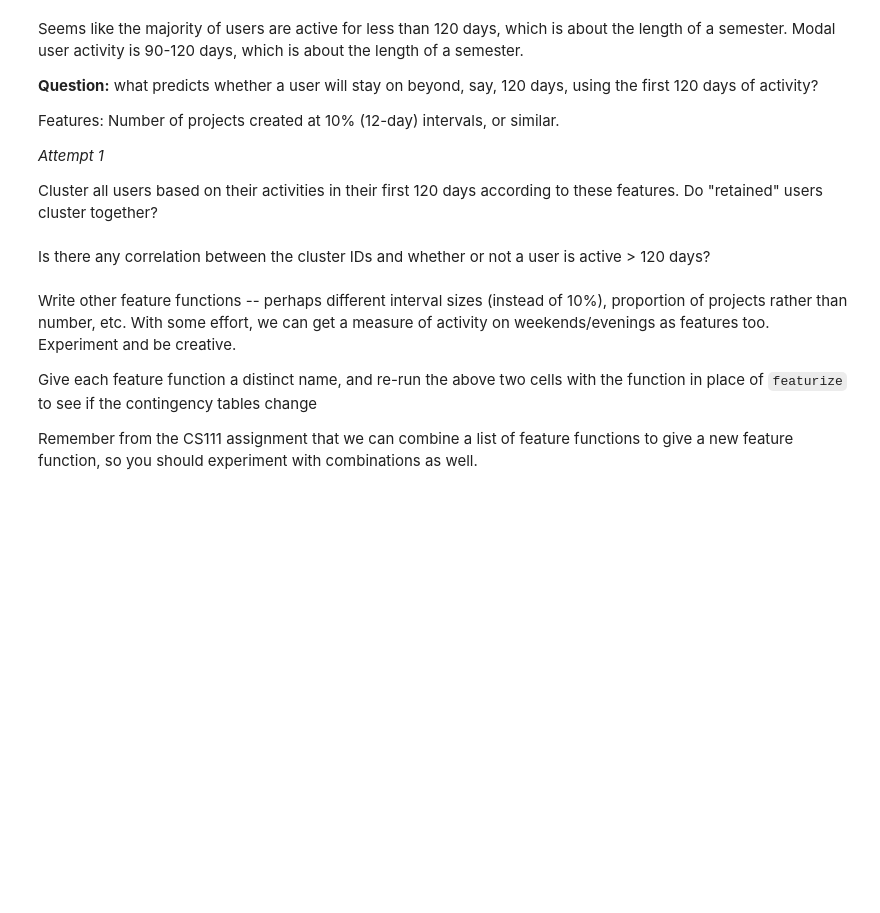
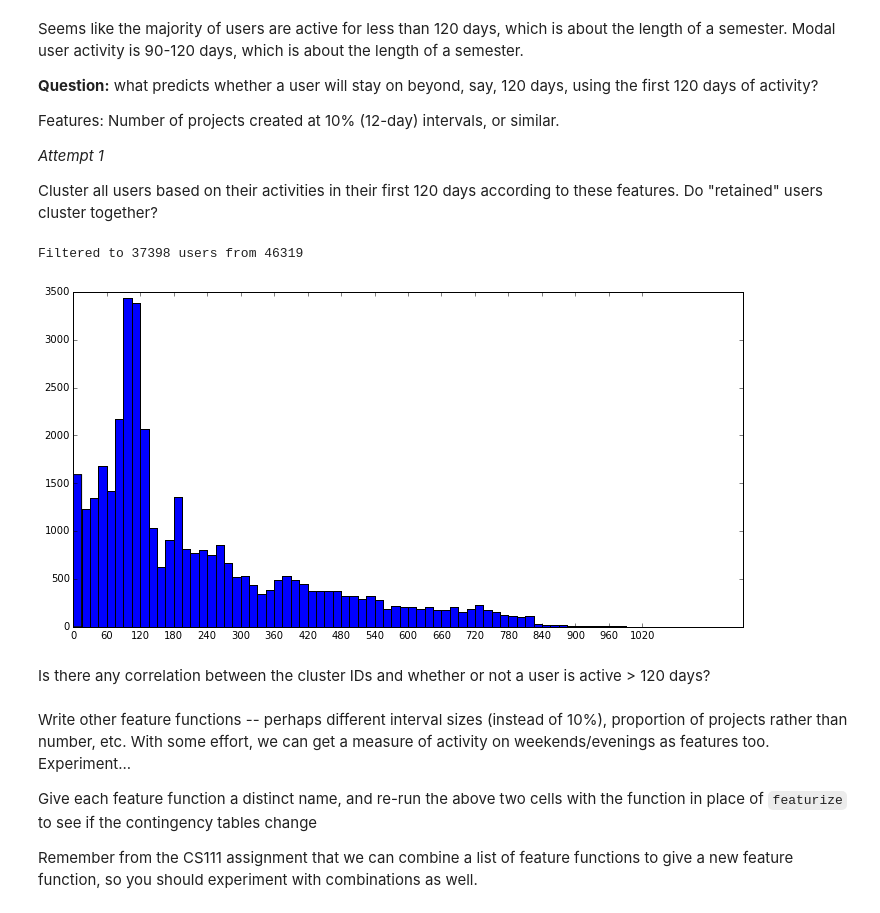
Before and after one commit to sravanareddy/appinventor, a Jupyter notebook: UserRetention.ipynb, the cells around one changed output. Saved outputs shown, nothing was run; the diff lists cells and outputs as text; code cells hidden in the pictures; blank space fills up the shorter version.

```diff
--- a/UserRetention.ipynb
+++ b/UserRetention.ipynb
@@ -96,6 +96,27 @@ Features: Number of projects created at 10% (12-day) intervals, or similar.
 
 Cluster all users based on their activities in their first 120 days according to these features.
 Do "retained" users cluster together?
+# %%
+# get subset of data from "old" users whose earliest creation date is more than 180 days before the end of the dataset
+# (giving them a good chance to stay on for more than 120 days)
+old_data = {}
+for user in data:
+    start_time = min([ctime for ctime, _ in data[user]])
+    if int((latest-start_time)/(86400.*1000))>180:
+        old_data[user] = data[user]
+print 'Filtered to', len(old_data), 'users from', len(data)
+
+old_user_activity_length = numpy.zeros(len(old_data))
+for i, user in enumerate(old_data.keys()):
+    ctimes = [ctime for ctime, _ in data[user]]
+    old_user_activity_length[i] = (max(ctimes) - min(ctimes))/(86400*1000)
+
+plt.hist(old_user_activity_length, bins=range(0, int(max(old_user_activity_length))+1, 15))
+plt.xticks(range(0, int(max(old_user_activity_length))+1, 60))
+plt.show()
+# %% [output]
+Filtered to 37398 users from 46319
+[figure, added]
 # %%
 from sklearn.cluster import KMeans
 from sklearn.feature_extraction import DictVectorizer
@@ -135,7 +156,7 @@ print conting
 _, p, _, _ = chi2_contingency(conting)
 print 'There is a', p, 'probability that the clusters and retention are independent.'
 # %% [markdown]
-Write other feature functions -- perhaps different interval sizes (instead of 10%), proportion of projects rather than number, etc. With some effort, we can get a measure of activity on weekends/evenings as features too. Experiment and be creative.
+Write other feature functions -- perhaps different interval sizes (instead of 10%), proportion of projects rather than number, etc. With some effort, we can get a measure of activity on weekends/evenings as features too. Experiment...
 
 Give each feature function a distinct name, and re-run the above two cells with the function in place of `featurize` to see if the contingency tables change
 
```
Also changed, not shown: parts of 4 cells of this notebook.
